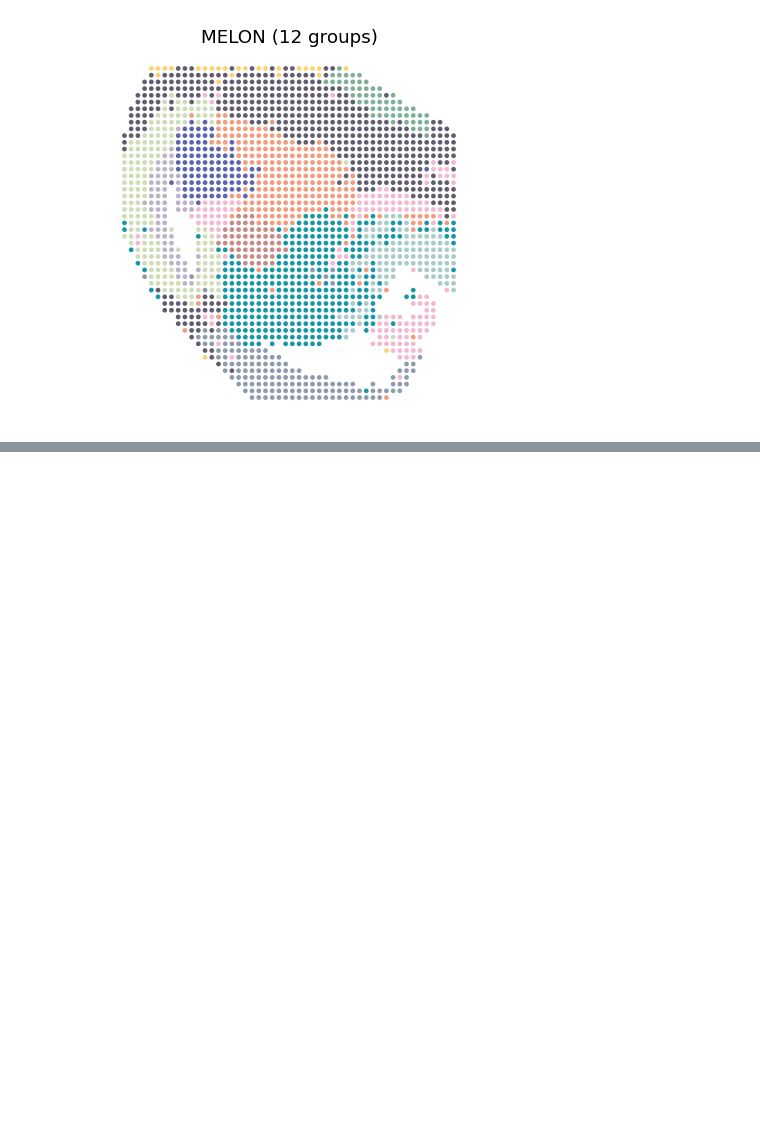
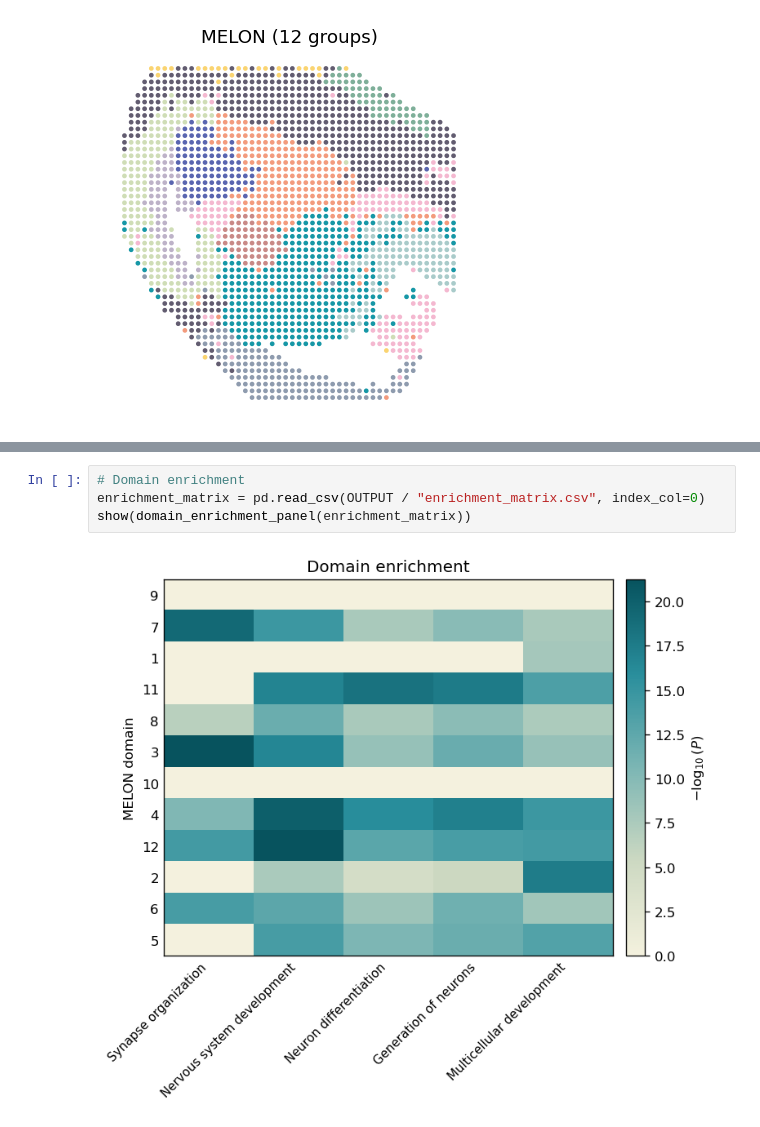
Before and after one commit to txbrook/MELON, a Jupyter notebook: Reproduce/mouse_e15_brain/analysis.ipynb, the cells around one changed output, grey strips where cells are left out. Cells and saved outputs as stored; diff of their text form; blank space fills up the shorter version.

```diff
--- a/Reproduce/mouse_e15_brain/analysis.ipynb
+++ b/Reproduce/mouse_e15_brain/analysis.ipynb
@@ -116,0 +182,6 @@ show(spatial_panels(plot_data, ["MELON"], ncols=1))
+# %%
+# Domain enrichment
+enrichment_matrix = pd.read_csv(OUTPUT / "enrichment_matrix.csv", index_col=0)
+show(domain_enrichment_panel(enrichment_matrix))
+# %% [output]
+[figure, added]
```
Also changed, not shown: parts of 13 cells of this notebook, 3 other files.
